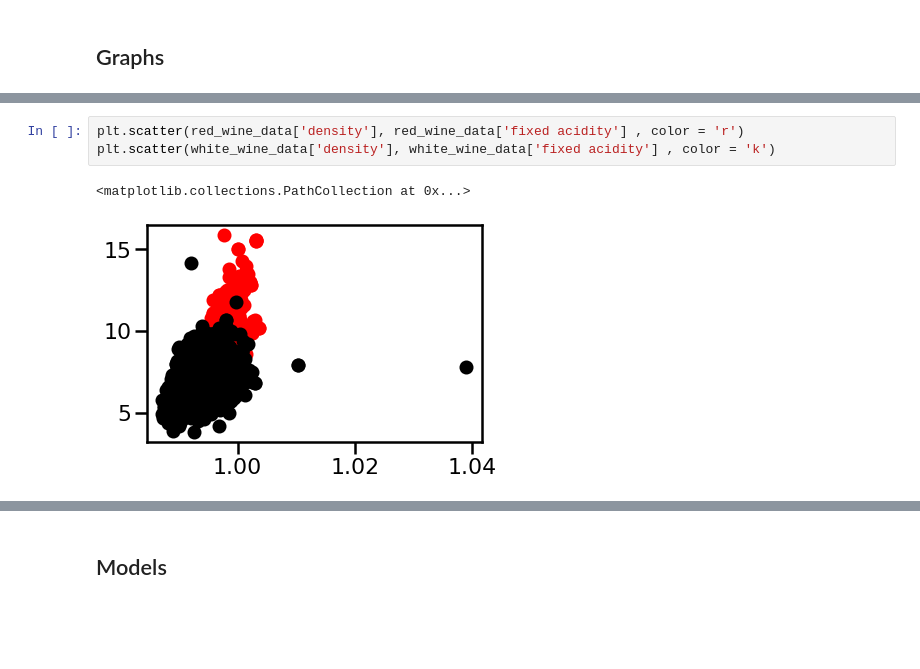
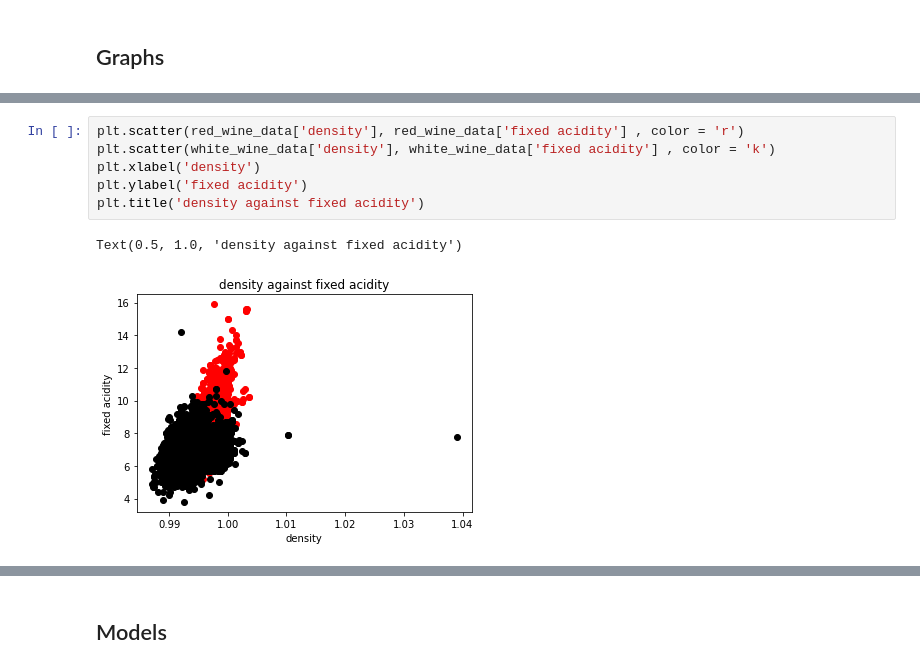
Before and after one commit to TamirIsCool/DataScIntro, a Jupyter notebook: Regression/Wine.ipynb, the cells around one changed output, grey strips where cells are left out. Saved outputs shown, nothing was run; the diff lists cells and outputs as text; blank space fills up the shorter version.

```diff
--- a/Regression/Wine.ipynb
+++ b/Regression/Wine.ipynb
@@ -172,6 +185,9 @@ plt.scatter(wine_data['type'], wine_data['chlorides'] )
 # %%
 plt.scatter(red_wine_data['density'], red_wine_data['fixed acidity'] , color = 'r')
 plt.scatter(white_wine_data['density'], white_wine_data['fixed acidity'] , color = 'k')
+plt.xlabel('density')
+plt.ylabel('fixed acidity')
+plt.title('density against fixed acidity')
 # %% [output]
-<matplotlib.collections.PathCollection at 0x...>
+Text(0.5, 1.0, 'density against fixed acidity')
-[figure, old version]
+[figure, new version]
```
Also changed, not shown: parts of 25 cells of this notebook.
